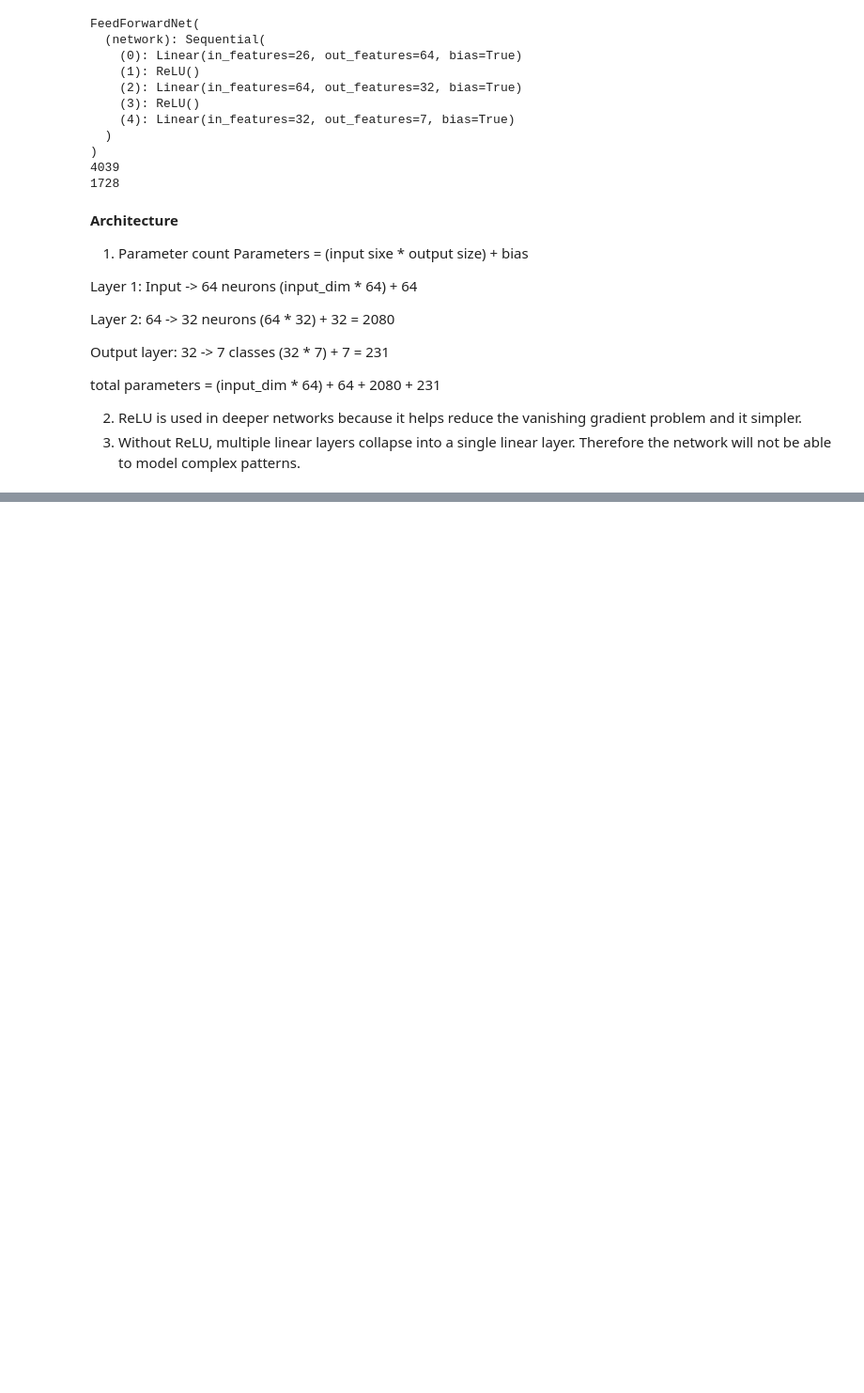
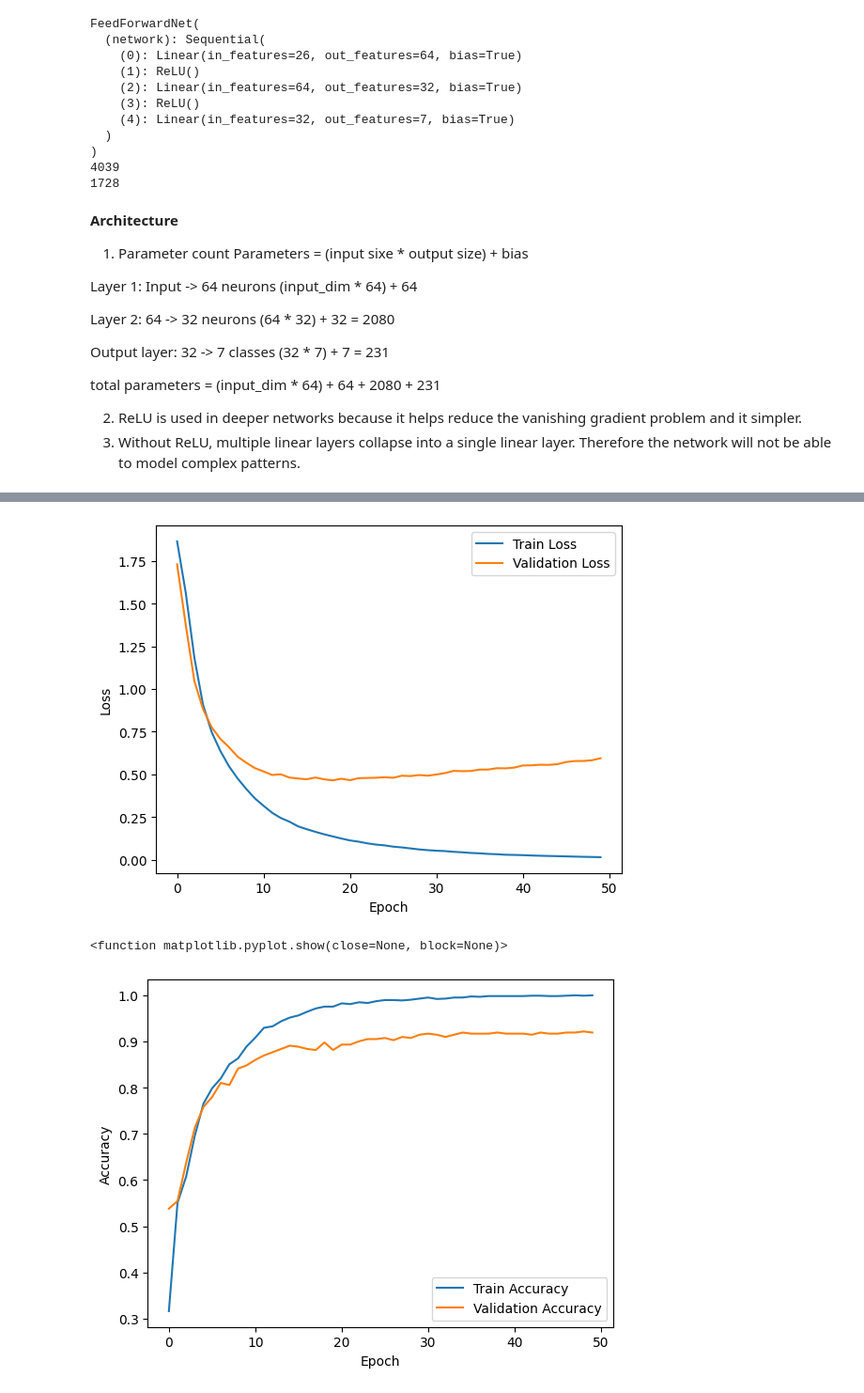
Before and after one commit to NadineAppiah/lab-3, a Jupyter notebook: Lab_3.ipynb, the cells around one changed output, grey strips where cells are left out. Shown at 94% size. Drawn from its saved outputs; the diff is of its cells as text; code cells hidden in the pictures; blank space fills up the shorter version.

Commit message:
part 2.3 complete

```diff
--- a/Lab_3.ipynb
+++ b/Lab_3.ipynb
@@ -334,3 +334,69 @@ total parameters = (input_dim * 64) + 64 + 2080 + 231
 
 2. ReLU is used in deeper networks because it helps reduce the vanishing gradient problem and it simpler.
 3. Without ReLU, multiple linear layers collapse into a single linear layer. Therefore the network will not be able to model complex patterns.
+# %%
+#part 2.3
+criterion = nn.CrossEntropyLoss()
+optimizer = torch.optim.Adam(model.parameters(), lr=1e-3)
+
+train_losses = []
+val_losses = []
+train_accs = []
+val_accs = []
+best_acc = 0
+
+for epoch in range(50):
+  model.train()
+  train_loss = 0
+  train_acc = 0
+  for xb, yb in train_loader:
+    optimizer.zero_grad()
+
+    logits = model(xb.to(DEVICE))
+    loss = criterion(logits, yb.to(DEVICE))
+    loss.backward()
+    optimizer.step()
+
+    train_loss += loss.item() * xb.size(0)
+    train_acc += (logits.argmax(dim=1) == yb.to(DEVICE)).sum().item()
+
+  train_loss /= len(train_loader.dataset)
+  train_acc /= len(train_loader.dataset)
+  train_losses.append(train_loss)
+  train_accs.append(train_acc)
+
+  model.eval()
+  val_loss = 0
+  val_acc = 0
+  with torch.no_grad():
+    for xb, yb in val_loader:
+      logits = model(xb.to(DEVICE))
+      loss = criterion(logits, yb.to(DEVICE))
+
+      val_loss += loss.item() * xb.size(0)
+      val_acc += (logits.argmax(dim=1) == yb.to(DEVICE)).sum().item()
+
+  val_loss /= len(val_loader.dataset)
+  val_acc /= len(val_loader.dataset)
+  val_losses.append(val_loss)
+  val_accs.append(val_acc)
+  if val_acc > best_acc:
+    best_acc = val_acc
+    torch.save(model.state_dict(), "ffn_best.pt")
+  print(f"Epoch {epoch+1}/{50} - Train Loss: {train_loss:.4f} - Train Acc: {train_acc:.4f} - Val Loss: {val_loss:.4f} - Val Acc: {val_acc:.4f}")
+
+model.load_state_dict(torch.load("ffn_best.pt"))
+plt.plot(train_losses, label='Train Loss')
+plt.plot(val_losses, label='Validation Loss')
+plt.xlabel('Epoch')
+plt.ylabel('Loss')
+plt.legend()
+plt.show()
+
+plt.plot(train_accs, label='Train Accuracy')
+plt.plot(val_accs, label='Validation Accuracy')
+plt.xlabel('Epoch')
+plt.ylabel('Accuracy')
+plt.legend()
+plt.show
+# %% [output]
@@ -336,0 +420,3 @@ total parameters = (input_dim * 64) + 64 + 2080 + 231
+[figure, added]
+<function matplotlib.pyplot.show(close=None, block=None)>
+[figure, added]
```
Also changed, not shown: parts of 2 cells of this notebook.
